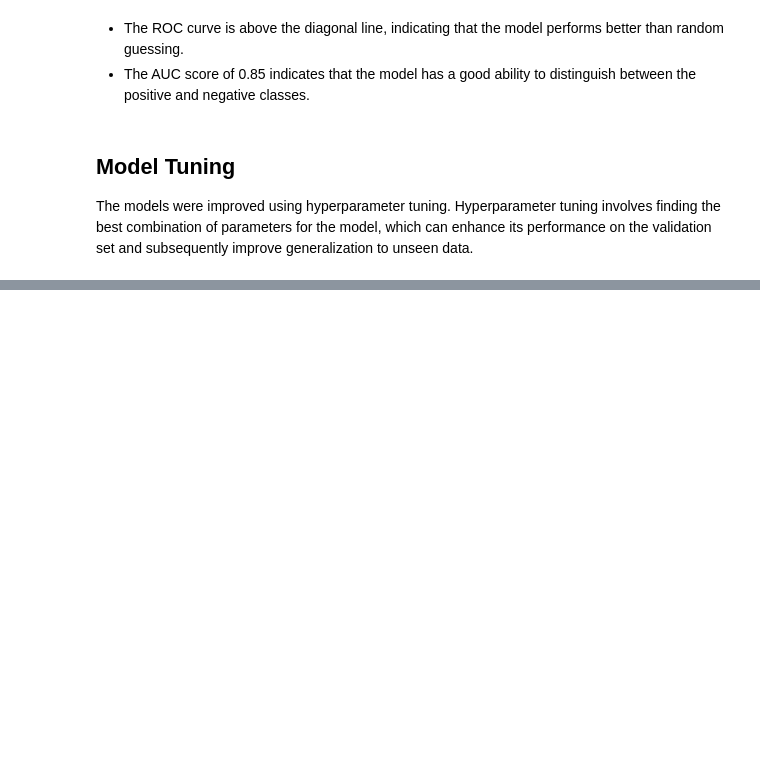
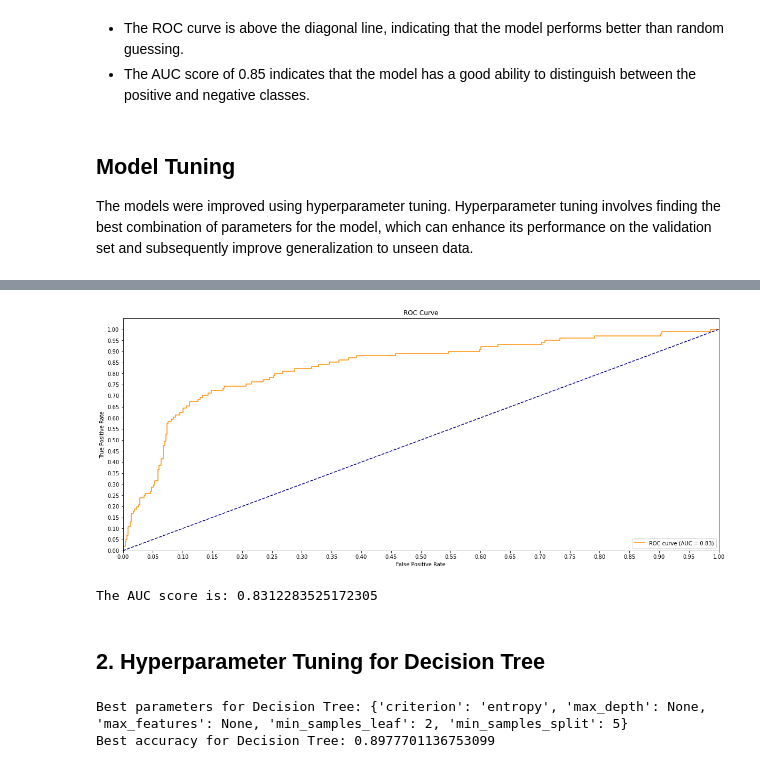
Before and after one commit to daveochieng8/Customer-Churn, a Jupyter notebook: index.ipynb, the cells around one changed output, grey strips where cells are left out. Drawn from its saved outputs; the diff is of its cells as text; code cells hidden in the pictures; blank space fills up the shorter version.

```diff
--- a/index.ipynb
+++ b/index.ipynb
@@ -628,0 +668,29 @@ The models were improved using hyperparameter tuning. Hyperparameter tuning invo
+# %%
+plot_roc_curve(best_lr, X_test, y_test)
+# %% [output]
+[figure, added]
+The AUC score is: 0.8312283525172305
+# %% [markdown]
+## 2. Hyperparameter Tuning for Decision Tree
+# %%
+# Define the hyperparameters grid
+param_grid = {
+    'criterion': ['gini', 'entropy'],
+    'max_depth': [3, 5, 10, None],
+    'min_samples_split': [2, 5, 10],
+    'min_samples_leaf': [1, 2, 4],
+    'max_features': ['auto', 'sqrt', 'log2', None]
+}
+
+# Set up the grid search
+grid_search_Dt = GridSearchCV(Dt, param_grid, cv=5, scoring='accuracy')
+
+# Fit the grid search to the data
+grid_search_Dt.fit(X_train_resampled, y_train_resampled)
+
+# Print the best parameters and best score
+print("Best parameters for Decision Tree:", grid_search_Dt.best_params_)
+print("Best accuracy for Decision Tree:", grid_search_Dt.best_score_)
+# %% [output]
+Best parameters for Decision Tree: {'criterion': 'entropy', 'max_depth': None, 'max_features': None, 'min_samples_leaf': 2, 'min_samples_split': 5}
+Best accuracy for Decision Tree: 0.8977701136753099
```
Also changed, not shown: parts of 13 cells of this notebook.
